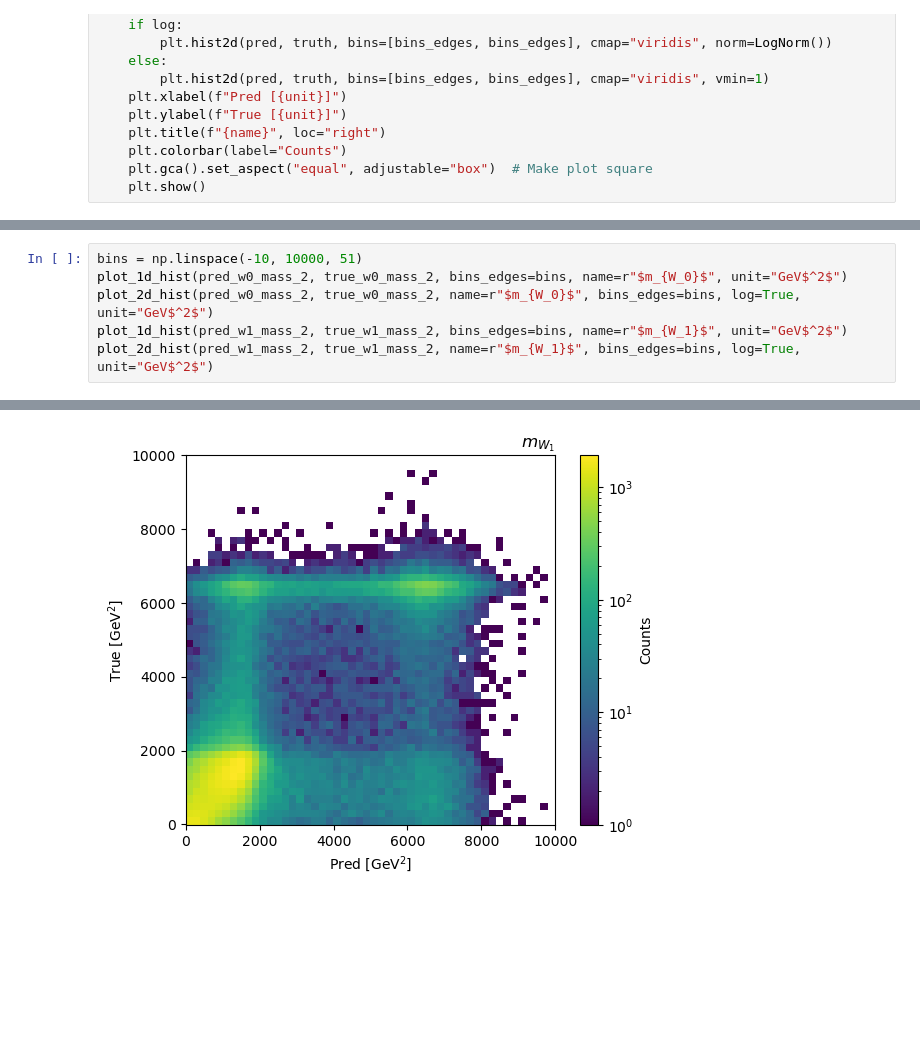
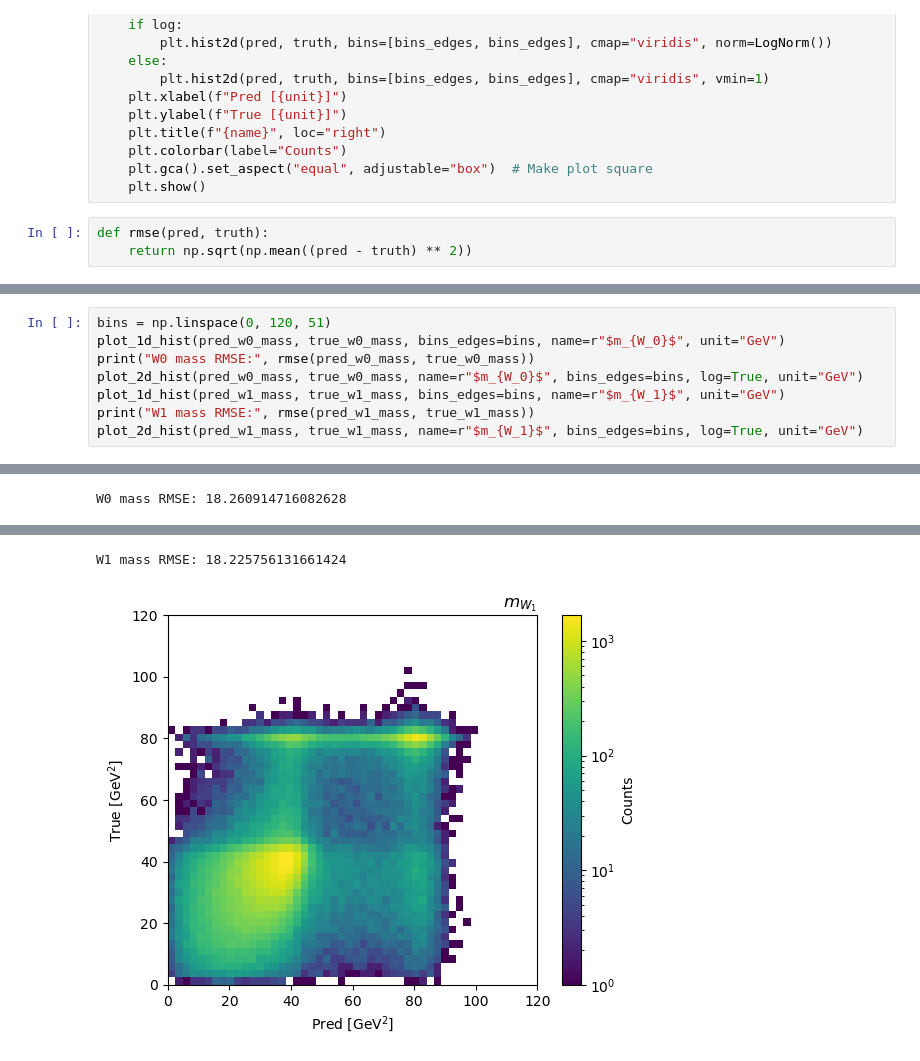
Before and after one commit to yygarypeng/ww-pcres, a Jupyter notebook: visualize.ipynb, the cells around one changed output, grey strips where cells are left out. Cells and saved outputs as stored; diff of their text form; blank space fills up the shorter version.

```diff
--- a/visualize.ipynb
+++ b/visualize.ipynb
@@ -93,5 +96,8 @@ def plot_2d_hist(pred, truth, name, bins_edges=np.linspace(-200, 200, 51), log=F
     plt.colorbar(label="Counts")
     plt.gca().set_aspect("equal", adjustable="box")  # Make plot square
     plt.show()
+# %%
+def rmse(pred, truth):
+	return np.sqrt(np.mean((pred - truth) ** 2))
 # %%
 bins = np.linspace(-200, 200, 51)
@@ -128,8 +146,10 @@ plot_2d_hist(pred_w1_energy, true_w1_energy, name=r"$E^{W_1}$", bins_edges=bins,
 [figure]
 # %%
-bins = np.linspace(-10, 10000, 51)
-plot_1d_hist(pred_w0_mass_2, true_w0_mass_2, bins_edges=bins, name=r"$m_{W_0}$", unit="GeV$^2$")
-plot_2d_hist(pred_w0_mass_2, true_w0_mass_2, name=r"$m_{W_0}$", bins_edges=bins, log=True, unit="GeV$^2$")
-plot_1d_hist(pred_w1_mass_2, true_w1_mass_2, bins_edges=bins, name=r"$m_{W_1}$", unit="GeV$^2$")
-plot_2d_hist(pred_w1_mass_2, true_w1_mass_2, name=r"$m_{W_1}$", bins_edges=bins, log=True, unit="GeV$^2$")
+bins = np.linspace(0, 120, 51)
+plot_1d_hist(pred_w0_mass, true_w0_mass, bins_edges=bins, name=r"$m_{W_0}$", unit="GeV")
+print("W0 mass RMSE:", rmse(pred_w0_mass, true_w0_mass))
+plot_2d_hist(pred_w0_mass, true_w0_mass, name=r"$m_{W_0}$", bins_edges=bins, log=True, unit="GeV")
+plot_1d_hist(pred_w1_mass, true_w1_mass, bins_edges=bins, name=r"$m_{W_1}$", unit="GeV")
+print("W1 mass RMSE:", rmse(pred_w1_mass, true_w1_mass))
+plot_2d_hist(pred_w1_mass, true_w1_mass, name=r"$m_{W_1}$", bins_edges=bins, log=True, unit="GeV")
 # %% [output]
@@ -136,0 +157 @@ plot_2d_hist(pred_w1_mass_2, true_w1_mass_2, name=r"$m_{W_1}$", bins_edges=bins,
+W0 mass RMSE: 18.260914716082628
@@ -139 +160,2 @@ plot_2d_hist(pred_w1_mass_2, true_w1_mass_2, name=r"$m_{W_1}$", bins_edges=bins,
+W1 mass RMSE: 18.225756131661424
-[figure, old version]
+[figure, new version]
```
Also changed, not shown: parts of 11 cells of this notebook, 11 other files.
